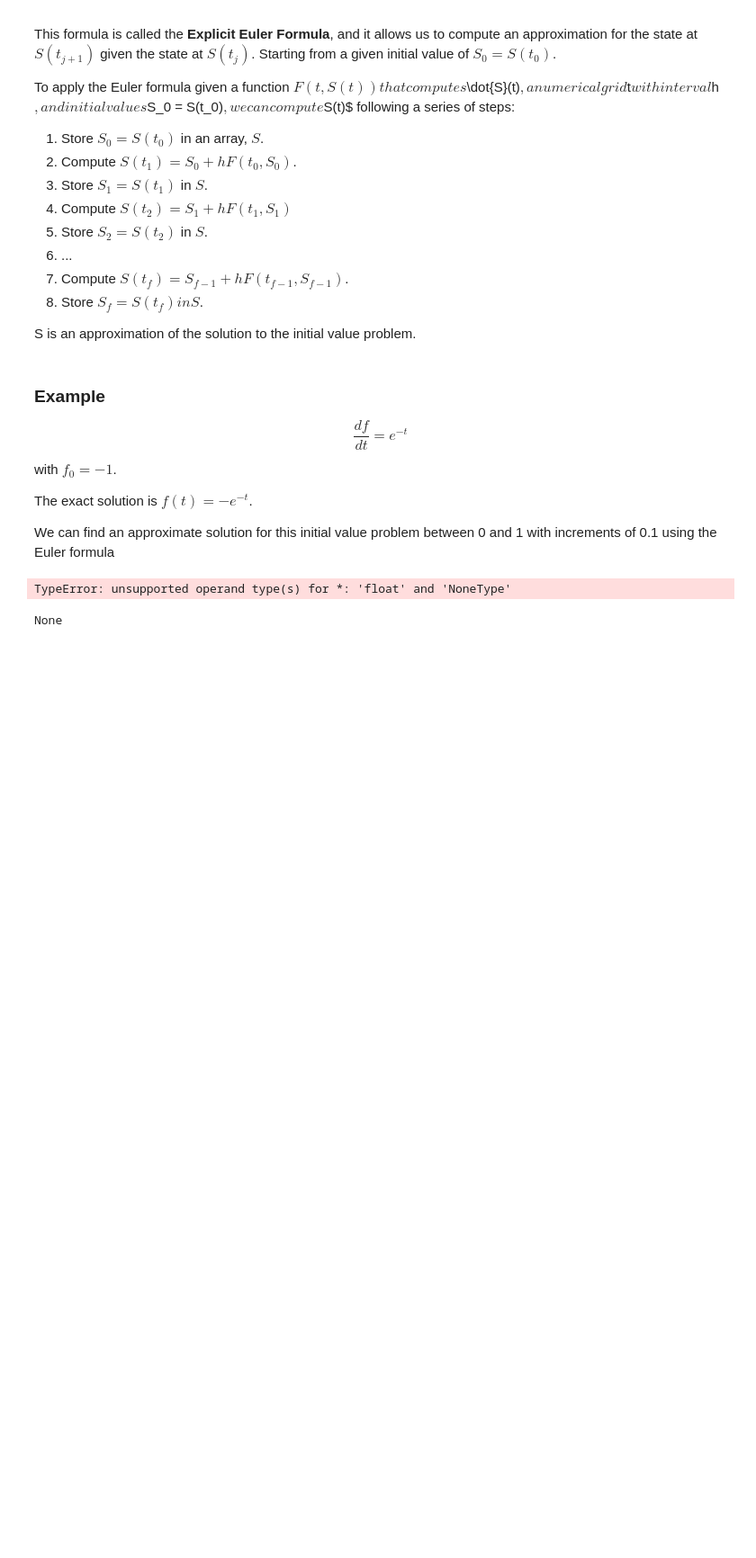
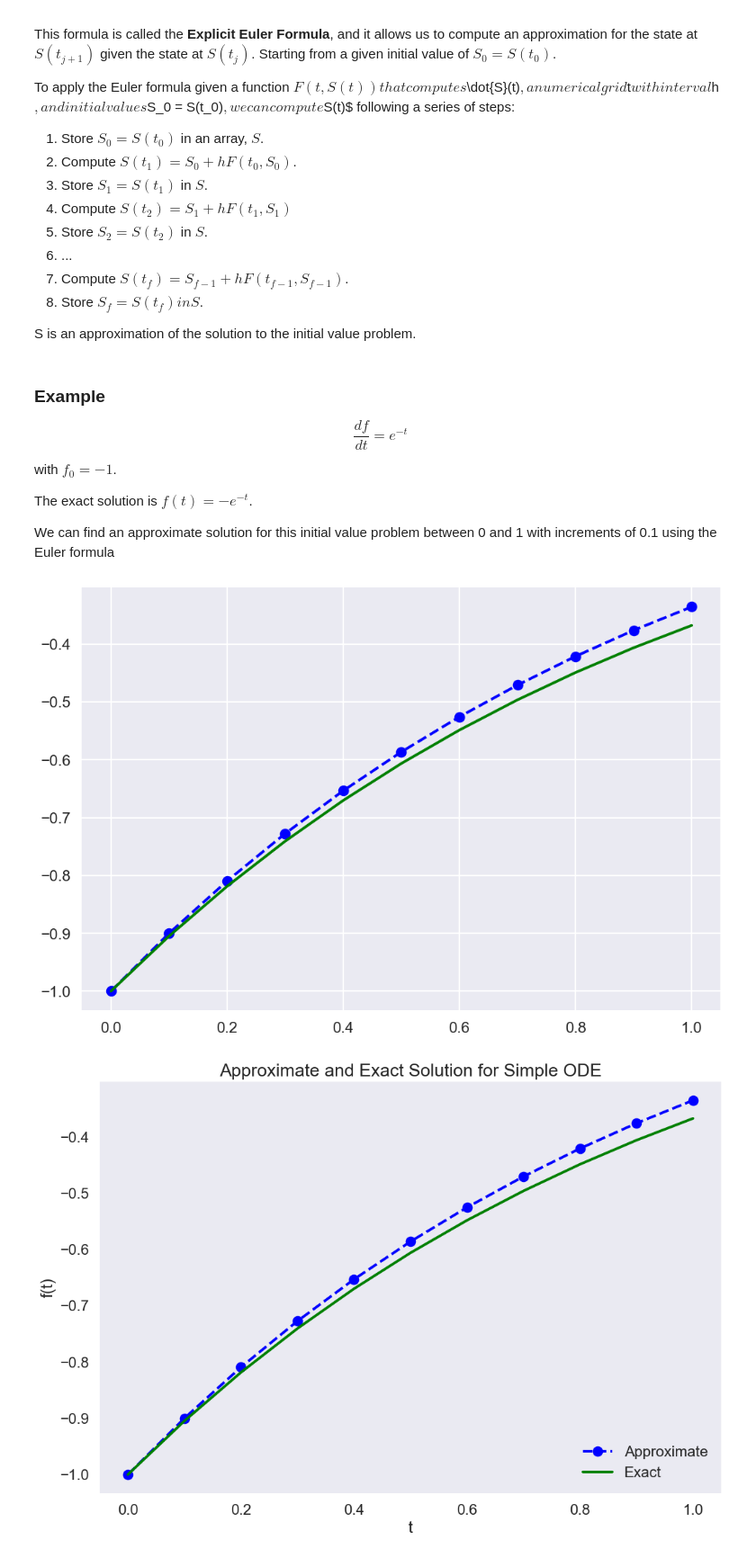
Before and after one commit to dguari1/BME3240_2021, a Jupyter notebook: Ordinary Differential Equations.ipynb, the cells around one changed output. Shown: that part at 90% size. Cells and saved outputs as stored; diff of their text form; code cells hidden in the pictures; blank space fills up the shorter version.

```diff
--- a/Ordinary Differential Equations.ipynb
+++ b/Ordinary Differential Equations.ipynb
@@ -309,8 +309,8 @@ import matplotlib.pyplot as plt
 plt.style.use('seaborn-poster')
 
 #function to solve
-def f(t):
-    np.exp(-t)
+def func(t):
+    return np.exp(-t)
 
 h = 0.1
 t = np.arange(0,1+h,h) #grid
@@ -320,10 +320,21 @@ s0 = -1 # initial value
 s = np.zeros(len(t))
 s[0] = s0
 for i in range(0,len(t)-1):
-    s[i+1] = s[i] + h*f(t[i])
+    s[i+1] = s[i] + h*func(t[i])
-# %% [output]
-TypeError: unsupported operand type(s) for *: 'float' and 'NoneType'
-# %%
-print(f(t[i]))
-# %% [output]
-None
+# %%
+plt.figure(figsize = (12, 8))
+plt.plot(t, s, 'bo--', label='Approximate')
+plt.plot(t, -np.exp(-t), 'g', label='Exact')
+plt.figure(figsize = (12, 8))
+plt.plot(t, s, 'bo--', label='Approximate')
+plt.plot(t, -np.exp(-t), 'g', label='Exact')
+plt.title('Approximate and Exact Solution \
+for Simple ODE')
+plt.xlabel('t')
+plt.ylabel('f(t)')
+plt.grid()
+plt.legend(loc='lower right')
+plt.show()
+# %% [output]
+[figure, added]
+[figure, added]
```
Also changed, not shown: parts of 1 cell of this notebook.
